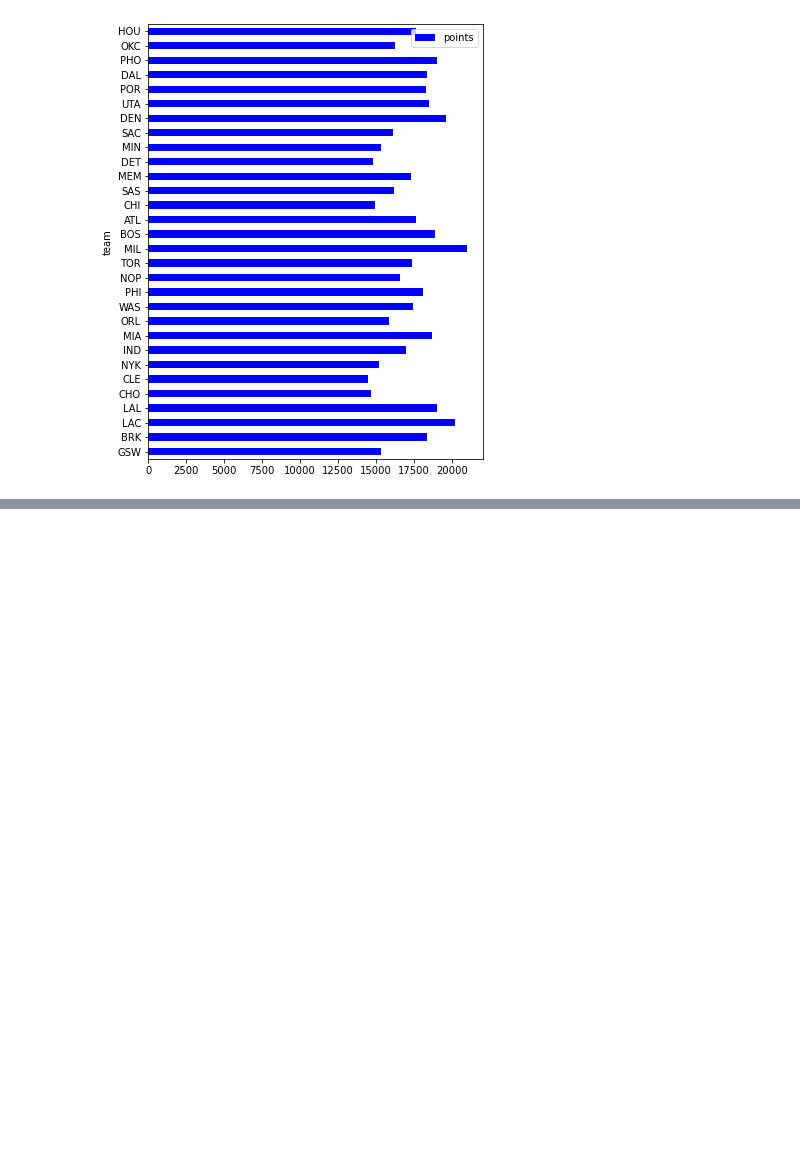
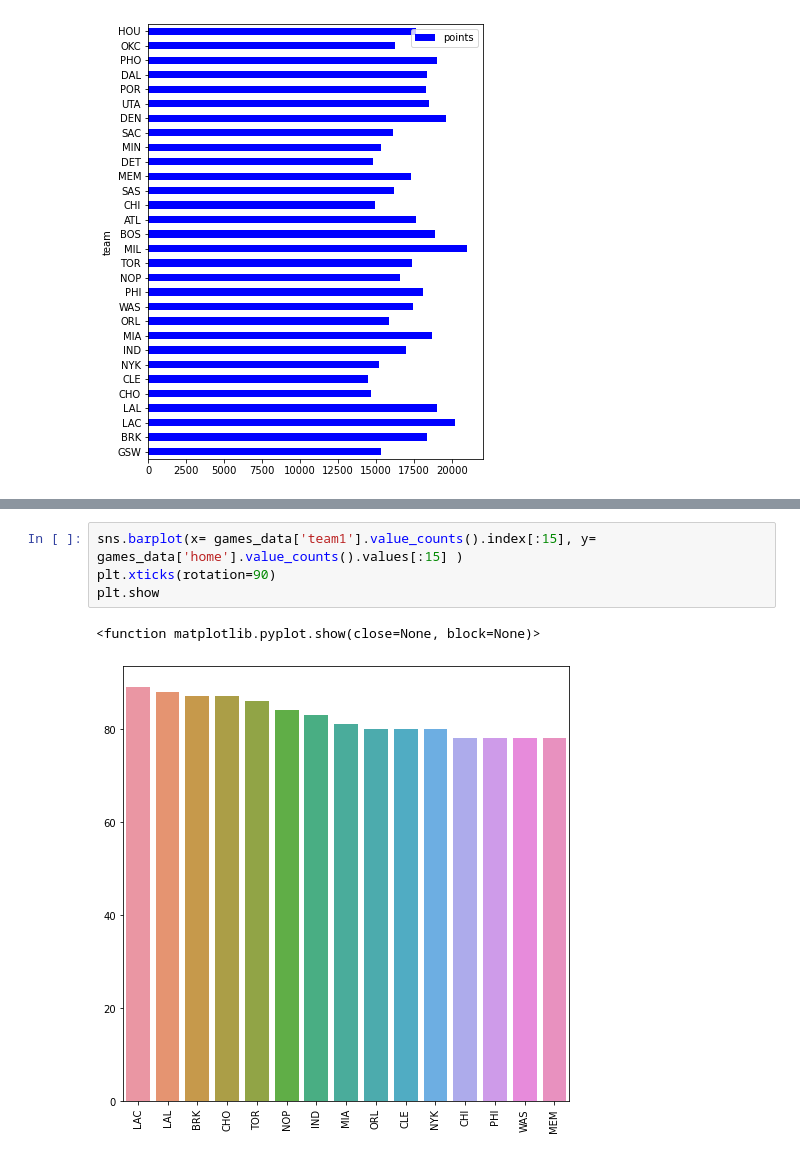
Before and after one commit to Edvard132/TimoVillemEdvard, a Jupyter notebook: dataAnalysis_edvard.ipynb, the cells around one changed output, grey strips where cells are left out. Saved outputs shown, nothing was run; the diff lists cells and outputs as text; blank space fills up the shorter version.

```diff
--- a/dataAnalysis_edvard.ipynb
+++ b/dataAnalysis_edvard.ipynb
@@ -215,0 +261,7 @@ teams_data.plot(x='team', y='points', kind='barh', color='b', figsize=(6,8))
+# %%
+sns.barplot(x= games_data['team1'].value_counts().index[:15], y= games_data['home'].value_counts().values[:15] )
+plt.xticks(rotation=90)
+plt.show
+# %% [output]
+<function matplotlib.pyplot.show(close=None, block=None)>
+[figure, added]
```
Also changed, not shown: parts of 5 cells of this notebook, 2 other files.
